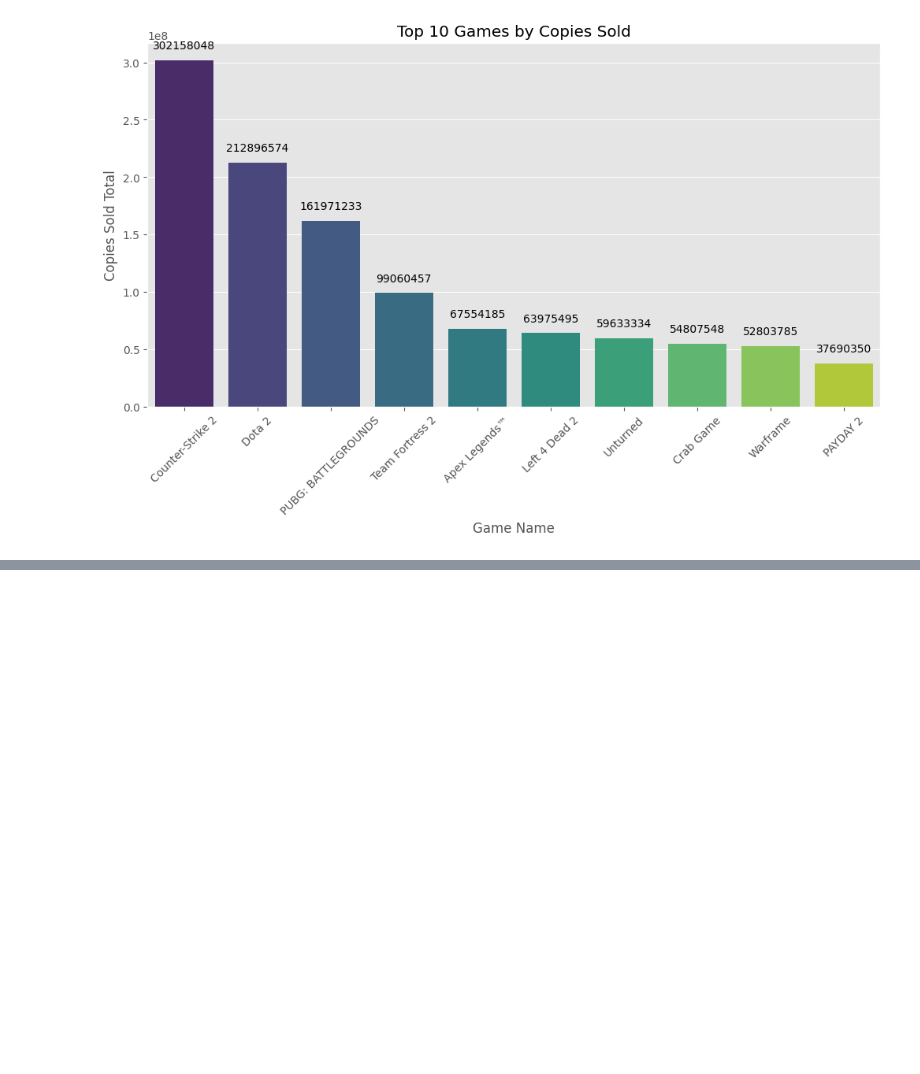
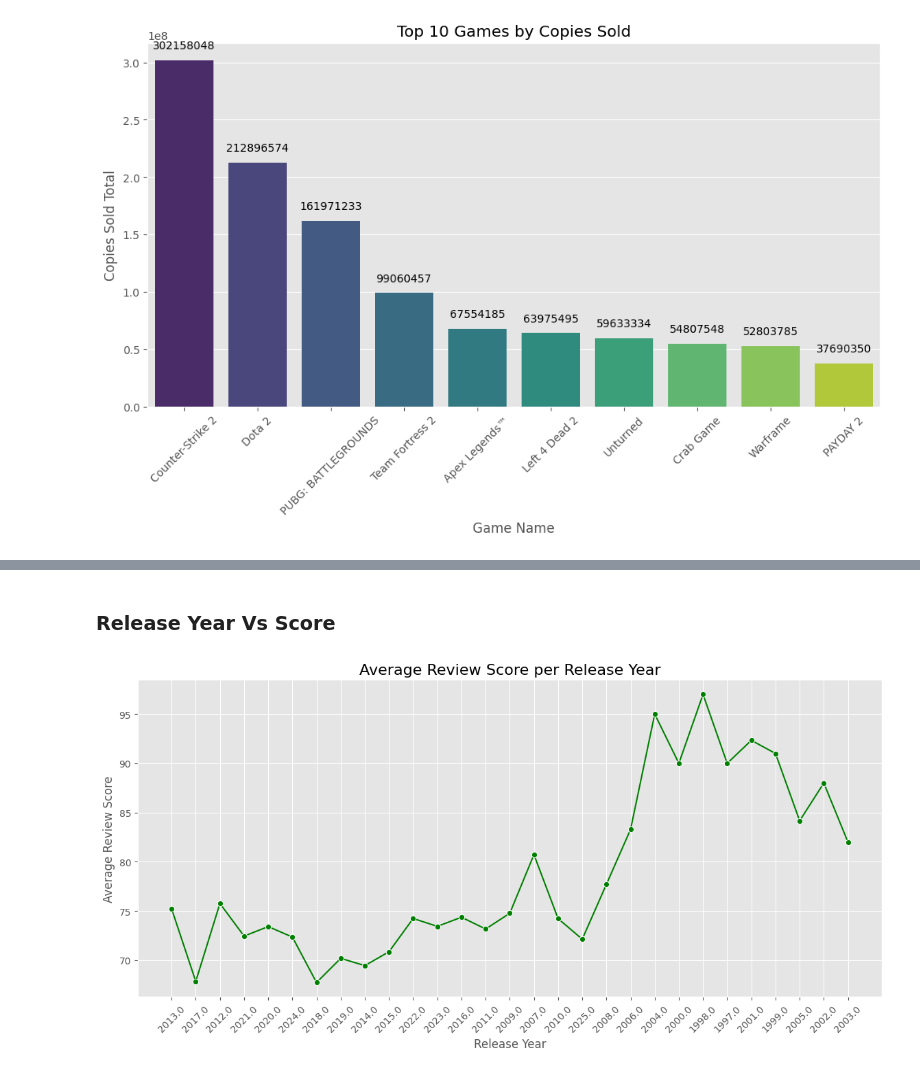
Before and after one commit to AmrMaree/Machine-Learning-Project, a Jupyter notebook: milestone1.ipynb, the cells around one changed output, grey strips where cells are left out. Saved outputs shown, nothing was run; the diff lists cells and outputs as text; code cells hidden in the pictures; blank space fills up the shorter version.

```diff
--- a/milestone1.ipynb
+++ b/milestone1.ipynb
@@ -835,0 +795,13 @@ df.groupby('name').agg({
+# %% [markdown]
+### Release Year Vs Score
+# %%
+plt.figure(figsize=(14, 6))
+sns.lineplot(x=grouped.index, y=grouped['reviewScore'], marker='o', color='green')
+plt.title('Average Review Score per Release Year', fontsize=16)
+plt.xlabel('Release Year')
+plt.ylabel('Average Review Score')
+plt.xticks(rotation=45)
+plt.grid(True)
+plt.show()
+# %% [output]
+[figure, added]
```
Also changed, not shown: parts of 43 cells of this notebook.
